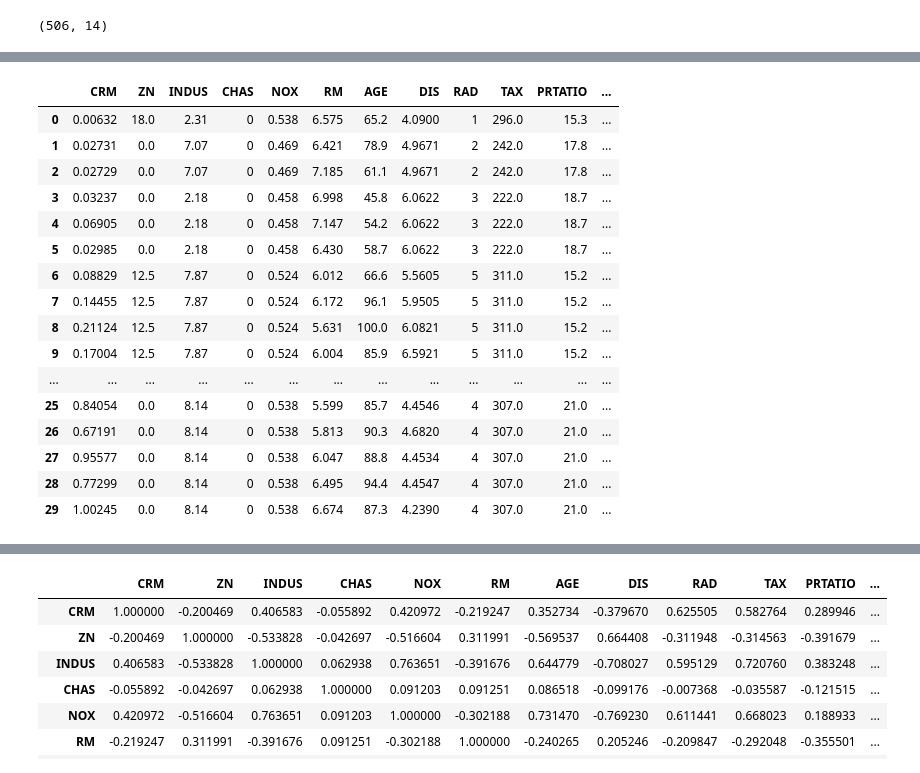
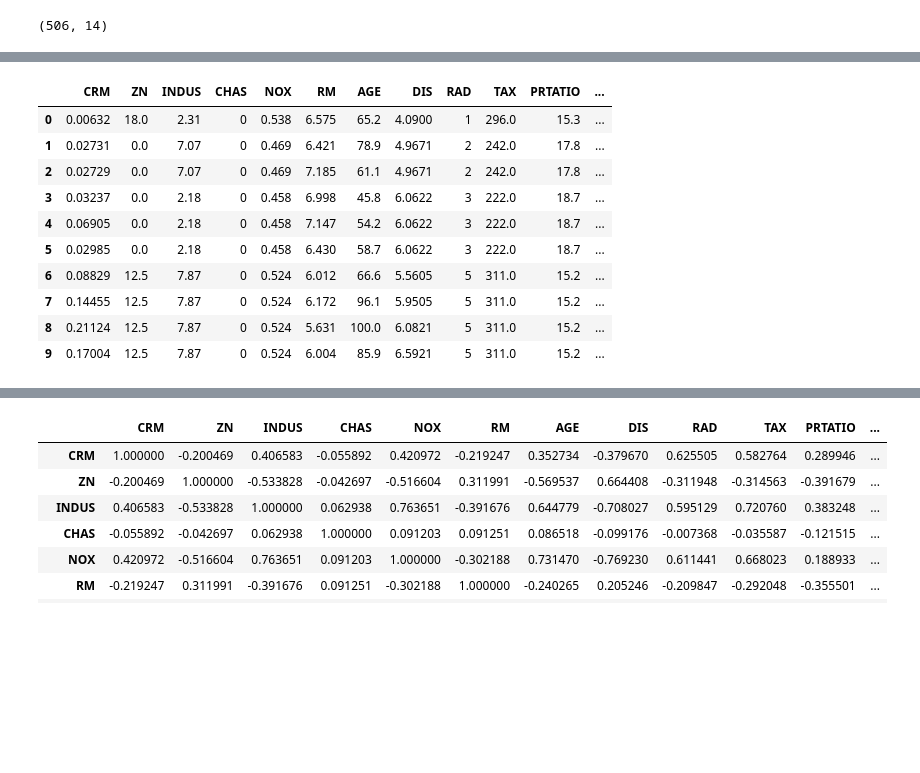
Before and after one commit to GoldenRocking/GR_AI_Journey, a Jupyter notebook: 机器学习/项目实战/波士顿房价预测/house.ipynb, the cells around one changed output, grey strips where cells are left out. Drawn from its saved outputs; the diff is of its cells as text; code cells hidden in the pictures; blank space fills up the shorter version.

```diff
--- a/机器学习/项目实战/波士顿房价预测/house.ipynb
+++ b/机器学习/项目实战/波士顿房价预测/house.ipynb
@@ -52,23 +53,17 @@ LSTAT      float64
 MEDV       float64
 dtype: object
 # %%
-data.head(30)
+data.head(10)  #前10条记录
 # %% [output]
 |  | CRM | ZN | INDUS | CHAS | NOX | RM | AGE | DIS | RAD | TAX | PRTATIO | ... |
 | 0 | 0.00632 | 18.0 | 2.31 | 0 | 0.538 | 6.575 | 65.2 | 4.0900 | 1 | 296.0 | 15.3 | ... |
 | 1 | 0.02731 | 0.0 | 7.07 | 0 | 0.469 | 6.421 | 78.9 | 4.9671 | 2 | 242.0 | 17.8 | ... |
 | 2 | 0.02729 | 0.0 | 7.07 | 0 | 0.469 | 7.185 | 61.1 | 4.9671 | 2 | 242.0 | 17.8 | ... |
 | 3 | 0.03237 | 0.0 | 2.18 | 0 | 0.458 | 6.998 | 45.8 | 6.0622 | 3 | 222.0 | 18.7 | ... |
 | 4 | 0.06905 | 0.0 | 2.18 | 0 | 0.458 | 7.147 | 54.2 | 6.0622 | 3 | 222.0 | 18.7 | ... |
 | 5 | 0.02985 | 0.0 | 2.18 | 0 | 0.458 | 6.430 | 58.7 | 6.0622 | 3 | 222.0 | 18.7 | ... |
 | 6 | 0.08829 | 12.5 | 7.87 | 0 | 0.524 | 6.012 | 66.6 | 5.5605 | 5 | 311.0 | 15.2 | ... |
 | 7 | 0.14455 | 12.5 | 7.87 | 0 | 0.524 | 6.172 | 96.1 | 5.9505 | 5 | 311.0 | 15.2 | ... |
 | 8 | 0.21124 | 12.5 | 7.87 | 0 | 0.524 | 5.631 | 100.0 | 6.0821 | 5 | 311.0 | 15.2 | ... |
 | 9 | 0.17004 | 12.5 | 7.87 | 0 | 0.524 | 6.004 | 85.9 | 6.5921 | 5 | 311.0 | 15.2 | ... |
-| ... | ... | ... | ... | ... | ... | ... | ... | ... | ... | ... | ... | ... |
-| 25 | 0.84054 | 0.0 | 8.14 | 0 | 0.538 | 5.599 | 85.7 | 4.4546 | 4 | 307.0 | 21.0 | ... |
-| 26 | 0.67191 | 0.0 | 8.14 | 0 | 0.538 | 5.813 | 90.3 | 4.6820 | 4 | 307.0 | 21.0 | ... |
-| 27 | 0.95577 | 0.0 | 8.14 | 0 | 0.538 | 6.047 | 88.8 | 4.4534 | 4 | 307.0 | 21.0 | ... |
-| 28 | 0.77299 | 0.0 | 8.14 | 0 | 0.538 | 6.495 | 94.4 | 4.4547 | 4 | 307.0 | 21.0 | ... |
-| 29 | 1.00245 | 0.0 | 8.14 | 0 | 0.538 | 6.674 | 87.3 | 4.2390 | 4 | 307.0 | 21.0 | ... |
 # %%
```
Also changed, not shown: parts of 41 cells of this notebook, 19 other files.
